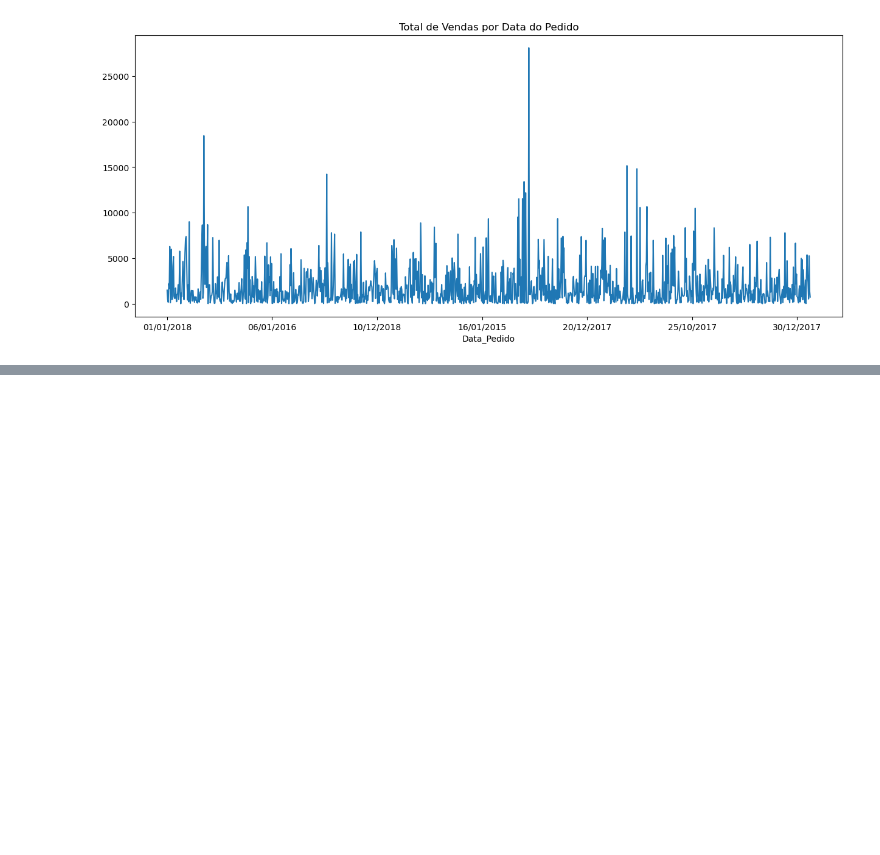
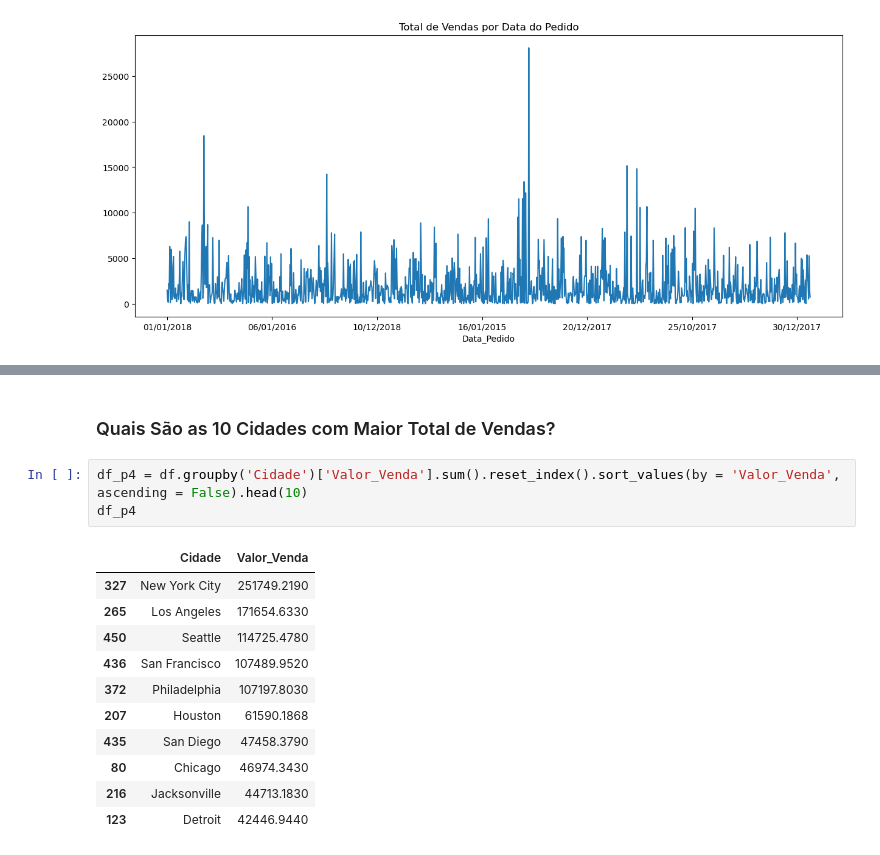
Before and after one commit to rodrigofdl/analise_exploratoria_varejo, a Jupyter notebook: analise_exploratoria_varejo.ipynb, the cells around one changed output, grey strips where cells are left out. Drawn from its saved outputs; the diff is of its cells as text; blank space fills up the shorter version.

```diff
--- a/analise_exploratoria_varejo.ipynb
+++ b/analise_exploratoria_varejo.ipynb
@@ -170,0 +171,17 @@ plt.show()
+# %% [markdown]
+### Quais São as 10 Cidades com Maior Total de Vendas?
+# %%
+df_p4 = df.groupby('Cidade')['Valor_Venda'].sum().reset_index().sort_values(by = 'Valor_Venda', ascending = False).head(10)
+df_p4
+# %% [output]
+|  | Cidade | Valor_Venda |
+| 327 | New York City | 251749.2190 |
+| 265 | Los Angeles | 171654.6330 |
+| 450 | Seattle | 114725.4780 |
+| 436 | San Francisco | 107489.9520 |
+| 372 | Philadelphia | 107197.8030 |
+| 207 | Houston | 61590.1868 |
+| 435 | San Diego | 47458.3790 |
+| 80 | Chicago | 46974.3430 |
+| 216 | Jacksonville | 44713.1830 |
+| 123 | Detroit | 42446.9440 |
```
Also changed, not shown: parts of 7 cells of this notebook.
